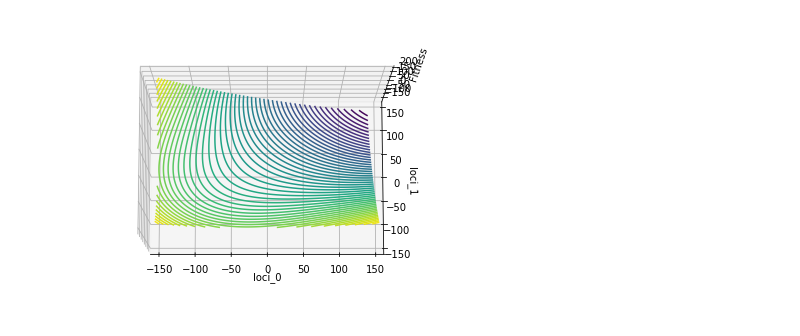
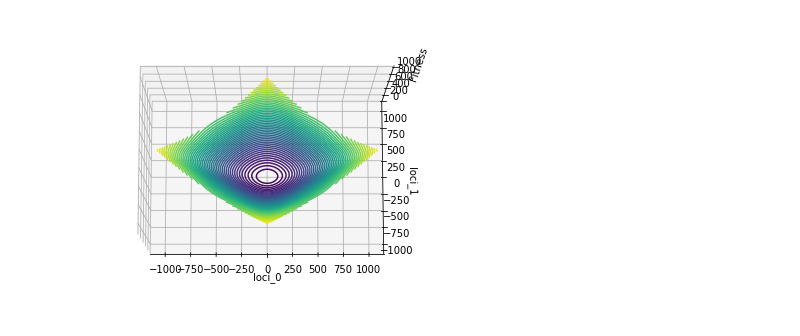
Before and after one commit to saroyas/Asexual-Sexual_reproduction, a Jupyter notebook: workouts.ipynb, the cells around one changed output. Cells and saved outputs as stored; diff of their text form; code cells hidden in the pictures.

```diff
--- a/workouts.ipynb
+++ b/workouts.ipynb
@@ -4,19 +4,29 @@ from gen_landscape import *
 import numpy as np
 import datetime
 # %%
-mn_dist = 200
+mn_dist = 1000
 points_to_set_diamond = np.array([[mn_dist, 0], [0, mn_dist], [-mn_dist, 0], [0, -mn_dist], [0, 0]])
 sqr_dist = np.sqrt(mn_dist**2/2)
 points_to_set_sqr = np.array([[sqr_dist, sqr_dist], [-sqr_dist, sqr_dist],
                               [-sqr_dist, -sqr_dist], [sqr_dist, -sqr_dist], [0, 0]])
 # pure concave
+assigned_flat = [0, 0, 0, 0, 0]
+assigned_mostly_flat_1 = [-mn_dist, 0,0,0,0]
+assigned_mostly_flat_2 = [-mn_dist, 0,-mn_dist,0,0]
+assisgned_1_concave = [-20, -20, -20, -20, 0]
+assisgned_2_concave = [-120, -120, -120, -120, -120]
+
 assigned_concave = [-mn_dist, -mn_dist, -mn_dist, -mn_dist, 0]
 assigned_half_saddle = [-mn_dist, mn_dist, -mn_dist, -mn_dist, 0]
 assigned_saddle = [-mn_dist, mn_dist, -mn_dist, mn_dist, 0]
 assigned_half_convex = [-mn_dist, mn_dist, mn_dist, mn_dist, 0]
 assigned_convex = [mn_dist, mn_dist, mn_dist, mn_dist, 0]
+
+list_of_assigned_fitness = [assigned_mostly_flat_1, assigned_mostly_flat_2, assisgned_1_concave, assisgned_2_concave, assigned_flat]
 # %%
-land = Landscape2D(points_chosen=points_to_set_sqr, points_fitness_values=assigned_half_convex)
+points_to_set = points_to_set_diamond
+assigned_values = assigned_convex
+land = Landscape2D(points_chosen=points_to_set, points_fitness_values=assigned_values, spline=True)
 land.draw()
 # %% [output]
-[figure, old version]
+[figure, new version]
```
Also changed, not shown: parts of 5 cells of this notebook, 8 other files.
